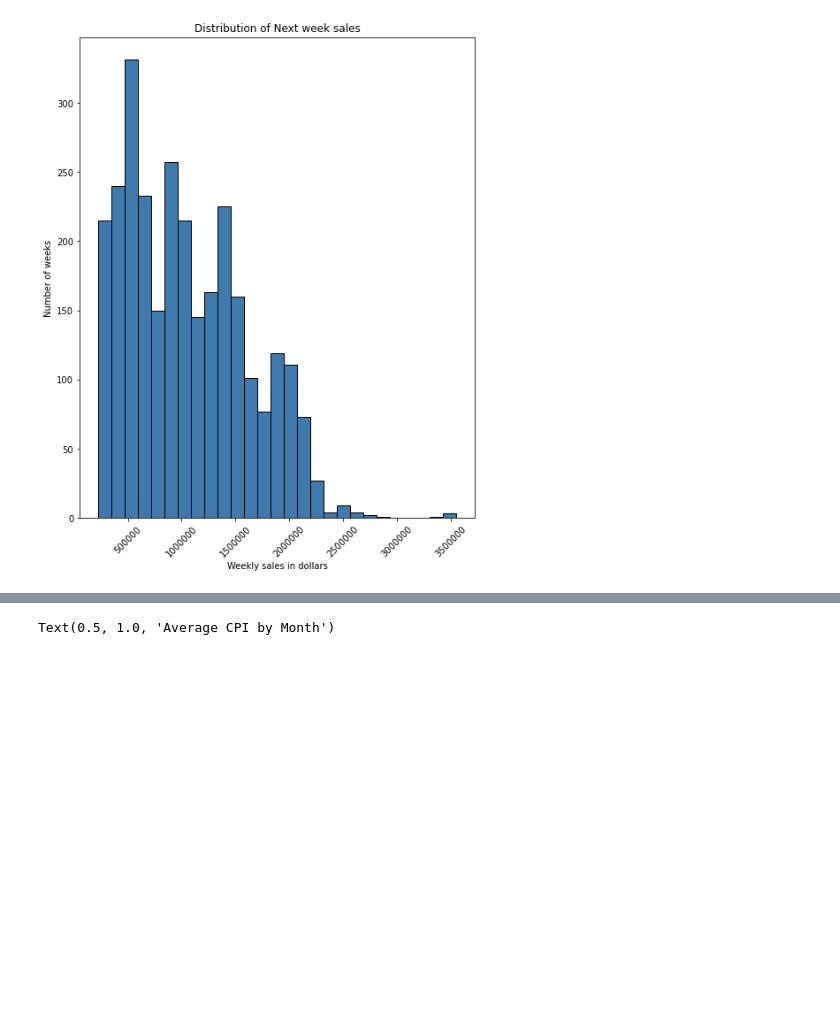
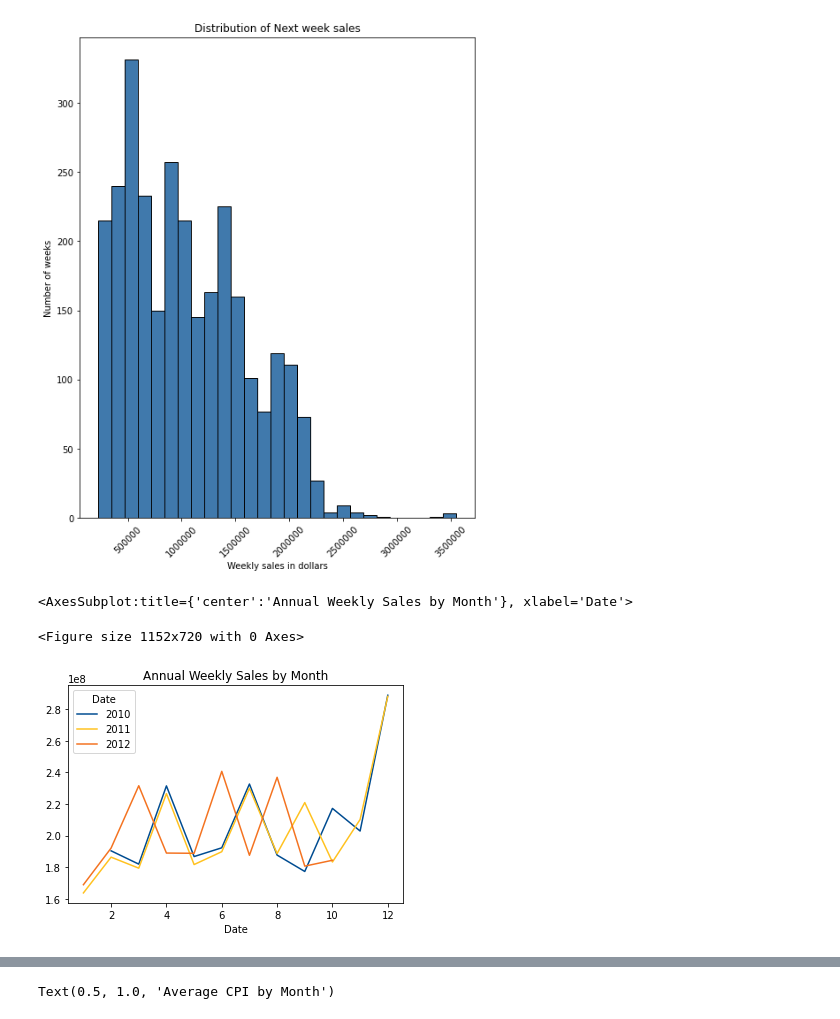
Before and after one commit to Attention-Walmart-Shoppers/capstone, a Jupyter notebook: final_notebook_draft.ipynb, the cells around one changed output, grey strips where cells are left out. Drawn from its saved outputs; the diff is of its cells as text; code cells hidden in the pictures; blank space fills up the shorter version.

```diff
--- a/final_notebook_draft.ipynb
+++ b/final_notebook_draft.ipynb
@@ -181,2 +182,10 @@ df_data= w.acquire_data()
 df_data['Date']= pd.to_datetime(df_data['Date'], dayfirst=True)
 df_data = df_data.set_index('Date')
+# %%
+# Annual weekly sales by month
+plt.figure(figsize=(16, 10))
+df_data.Weekly_Sales.groupby([df_data.index.year, df_data.index.month]).sum().unstack(0).plot(title='Annual Weekly Sales by Month')
+# %% [output]
+<AxesSubplot:title={'center':'Annual Weekly Sales by Month'}, xlabel='Date'>
+<Figure size 1152x720 with 0 Axes>
+[figure, added]
```
Also changed, not shown: parts of 7 cells of this notebook.
